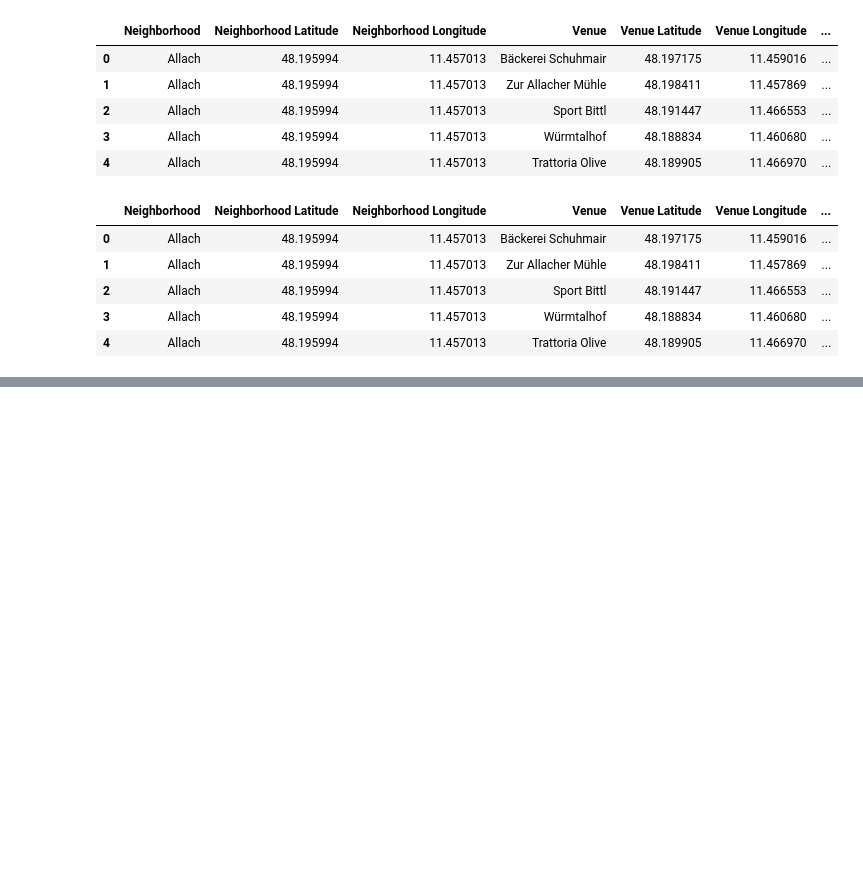
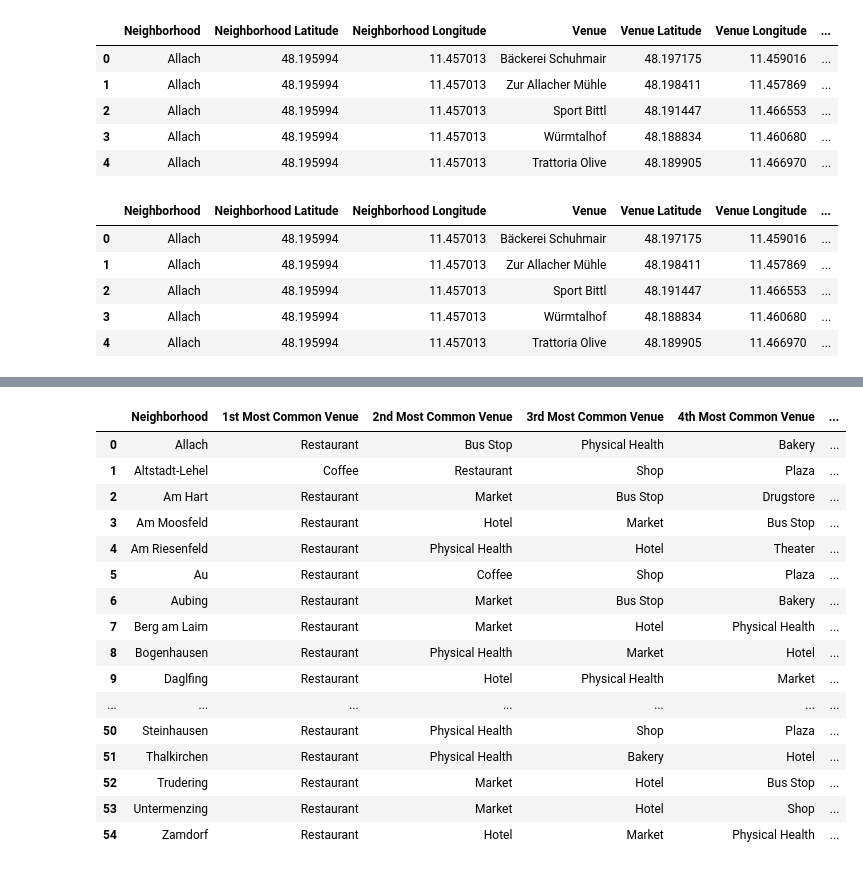
Before and after one commit to lotramo/Coursera_Capstone, a Jupyter notebook: Coursera_Supermarket_Analysis_final.ipynb, the cells around one changed output, grey strips where cells are left out. Cells and saved outputs as stored; diff of their text form; code cells hidden in the pictures; blank space fills up the shorter version.

```diff
--- a/Coursera_Supermarket_Analysis_final.ipynb
+++ b/Coursera_Supermarket_Analysis_final.ipynb
@@ -426,0 +446,5 @@ KeyError: 0
+# %%
+#getting mean values of the groups, this indicates the frequency of occurence
+munich_grouped = munich_onehot.groupby('Neighborhood').mean().reset_index()
+print(munich_grouped)
+print(munich_grouped.shape)
@@ -426,0 +469,26 @@ KeyError: 0
+# %%
+def return_most_common_venues(row, num_top_venues):
+    row_categories = row.iloc[1:]
+    row_categories_sorted = row_categories.sort_values(ascending=False)
+
+    return row_categories_sorted.index.values[0:num_top_venues]
+# %%
+num_top_venues = 10
+indicators = ['st', 'nd', 'rd']
+
+# create columns according to number of top venues
+columns = ['Neighborhood']
+for ind in np.arange(num_top_venues):
+    try:
+        columns.append('{}{} Most Common Venue'.format(ind+1, indicators[ind]))
+    except:
+        columns.append('{}th Most Common Venue'.format(ind+1))
+# %%
+# create a new dataframe
+neighborhoods_venues_sorted = pd.DataFrame(columns=columns)
+neighborhoods_venues_sorted['Neighborhood'] = munich_grouped['Neighborhood']
+
+for ind in np.arange(munich_grouped.shape[0]):
+    neighborhoods_venues_sorted.iloc[ind, 1:] = return_most_common_venues(munich_grouped.iloc[ind, :], num_top_venues)
+
+neighborhoods_venues_sorted.head()
@@ -427,3 +502,23 @@ KeyError: 0
+# %%
+neighborhoods_venues_sorted
+# %% [output]
+|  | Neighborhood | 1st Most Common Venue | 2nd Most Common Venue | 3rd Most Common Venue | 4th Most Common Venue | ... |
+| 0 | Allach | Restaurant | Bus Stop | Physical Health | Bakery | ... |
+| 1 | Altstadt-Lehel | Coffee | Restaurant | Shop | Plaza | ... |
+| 2 | Am Hart | Restaurant | Market | Bus Stop | Drugstore | ... |
+| 3 | Am Moosfeld | Restaurant | Hotel | Market | Bus Stop | ... |
+| 4 | Am Riesenfeld | Restaurant | Physical Health | Hotel | Theater | ... |
+| 5 | Au | Restaurant | Coffee | Shop | Plaza | ... |
+| 6 | Aubing | Restaurant | Market | Bus Stop | Bakery | ... |
+| 7 | Berg am Laim | Restaurant | Market | Hotel | Physical Health | ... |
+| 8 | Bogenhausen | Restaurant | Physical Health | Market | Hotel | ... |
+| 9 | Daglfing | Restaurant | Hotel | Physical Health | Market | ... |
+| ... | ... | ... | ... | ... | ... | ... |
+| 50 | Steinhausen | Restaurant | Physical Health | Shop | Plaza | ... |
+| 51 | Thalkirchen | Restaurant | Physical Health | Bakery | Hotel | ... |
+| 52 | Trudering | Restaurant | Market | Hotel | Bus Stop | ... |
+| 53 | Untermenzing | Restaurant | Market | Hotel | Shop | ... |
+| 54 | Zamdorf | Restaurant | Hotel | Market | Physical Health | ... |
 # %%
 #e.v. später
 !pip uninstall -y numpy
```
Also changed, not shown: parts of 12 cells of this notebook.
